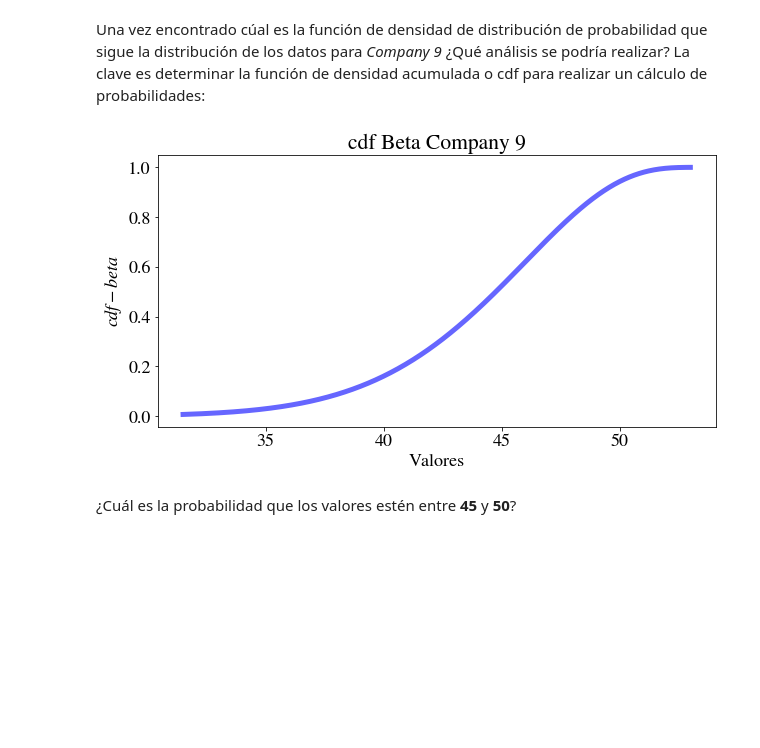
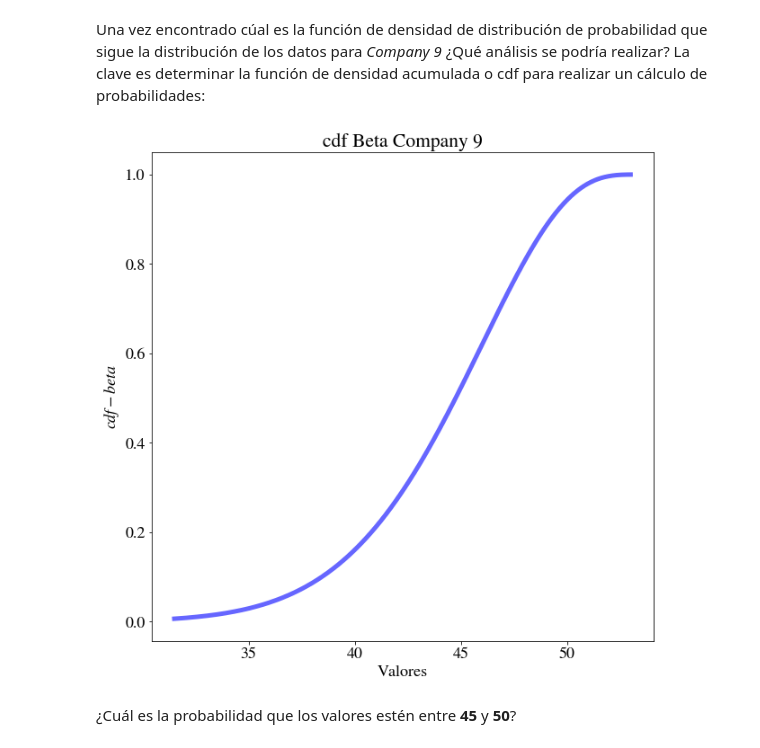
Before and after one commit to mariaguzman1120/estudio, a Jupyter notebook: estadistica/notebooks/clases/Sesión_3__2_KSTest_vs_Densidad_Kernel.ipynb, the cells around one changed output. Drawn from its saved outputs; the diff is of its cells as text; code cells hidden in the pictures; blank space fills up the shorter version.

```diff
--- a/estadistica/notebooks/clases/Sesión_3__2_KSTest_vs_Densidad_Kernel.ipynb
+++ b/estadistica/notebooks/clases/Sesión_3__2_KSTest_vs_Densidad_Kernel.ipynb
@@ -147,16 +132,12 @@ Observen que los valores $\rho$ para las variables *Company 1* - *Company 8* cum
 
 Por otra parte, al aplicar el test KS con la variable *Company 9*, se encontró que la distribución beta genero un $\rho_{value} > 0.05$. Esto nos indica que hay suficiente evidencia para determinar que la variable *Company 9* sigue una distribución beta. Verifiquemos mediante una comparación grafica si hay similitud entre el histograma de esta variable y la distribución beta.
 # %%
-matplotlib.rcParams.update(
-    {"font.size": 18, "font.family": "STIXGeneral", "mathtext.fontset": "stix"}
-)
-fig = plt.figure(figsize=(10, 5))
-plt.hist(data["Company 9"], bins="fd", alpha=0.7)  # fd = regla de Freedman-Diaconis
-plt.xlim(
-    data["Company 9"].min(), data["Company 9"].max()
-)  # Límita el valor mínimo y máximo en eje x de la gráfica
-plt.xlabel("Valores")
-plt.ylabel("Frecuencias")
-plt.title("Histograma para Company 9")
+matplotlib.rcParams.update({'font.size': 18, 'font.family': 'STIXGeneral', 'mathtext.fontset': 'stix'})
+fig = plt.figure(figsize=(15,8))
+plt.hist(data['Company 9'], bins = 'fd', alpha=0.7) # fd = regla de Freedman-Diaconis
+plt.xlim(data['Company 9'].min(), data['Company 9'].max()) # Límita el valor mínimo y máximo en eje x de la gráfica
+plt.xlabel('Valores')
+plt.ylabel('Frecuencias')
+plt.title('Histograma para Company 9')
 plt.show()
 # %% [output]
@@ -214,21 +182,18 @@ plt.show()
 # %% [markdown]
 Una vez encontrado cúal es la función de densidad de distribución de probabilidad que sigue la distribución de los datos para *Company 9* ¿Qué análisis se podría realizar? La clave es determinar la función de densidad acumulada o cdf para realizar un cálculo de probabilidades:
 # %%
-matplotlib.rcParams.update(
-    {"font.size": 18, "font.family": "STIXGeneral", "mathtext.fontset": "stix"}
-)
+matplotlib.rcParams.update({'font.size': 18, 'font.family': 'STIXGeneral', 'mathtext.fontset': 'stix'})
 
-cdf_beta = beta.cdf(x, a=par[0], b=par[1], loc=par[2], scale=par[3])
+cdf_beta = beta.cdf(x, a = par[0], b = par[1], loc = par[2], scale = par[3])
 
-plt.figure(figsize=(10, 5))
-plt.plot(x, cdf_beta, "b-", lw=5, alpha=0.6, label="cdf Gaussiano")
-
-plt.xlabel("Valores")
-plt.ylabel("$cdf - beta$")
-plt.title("cdf Beta Company 9")
+plt.figure(figsize=(10,10))
+plt.plot(x, cdf_beta, 'b-', lw = 5, alpha = 0.6, label='cdf Gaussiano')
+plt.xlabel('Valores')
+plt.ylabel('$cdf - beta$')
+plt.title('cdf Beta Company 9')
 plt.show()
 # %% [output]
-[figure, old version]
+[figure, new version]
 # %% [markdown]
 ¿Cuál es la probabilidad que los valores estén entre **45** y **50**?
 # %%
```
Also changed, not shown: parts of 39 cells of this notebook, 2 other files.
